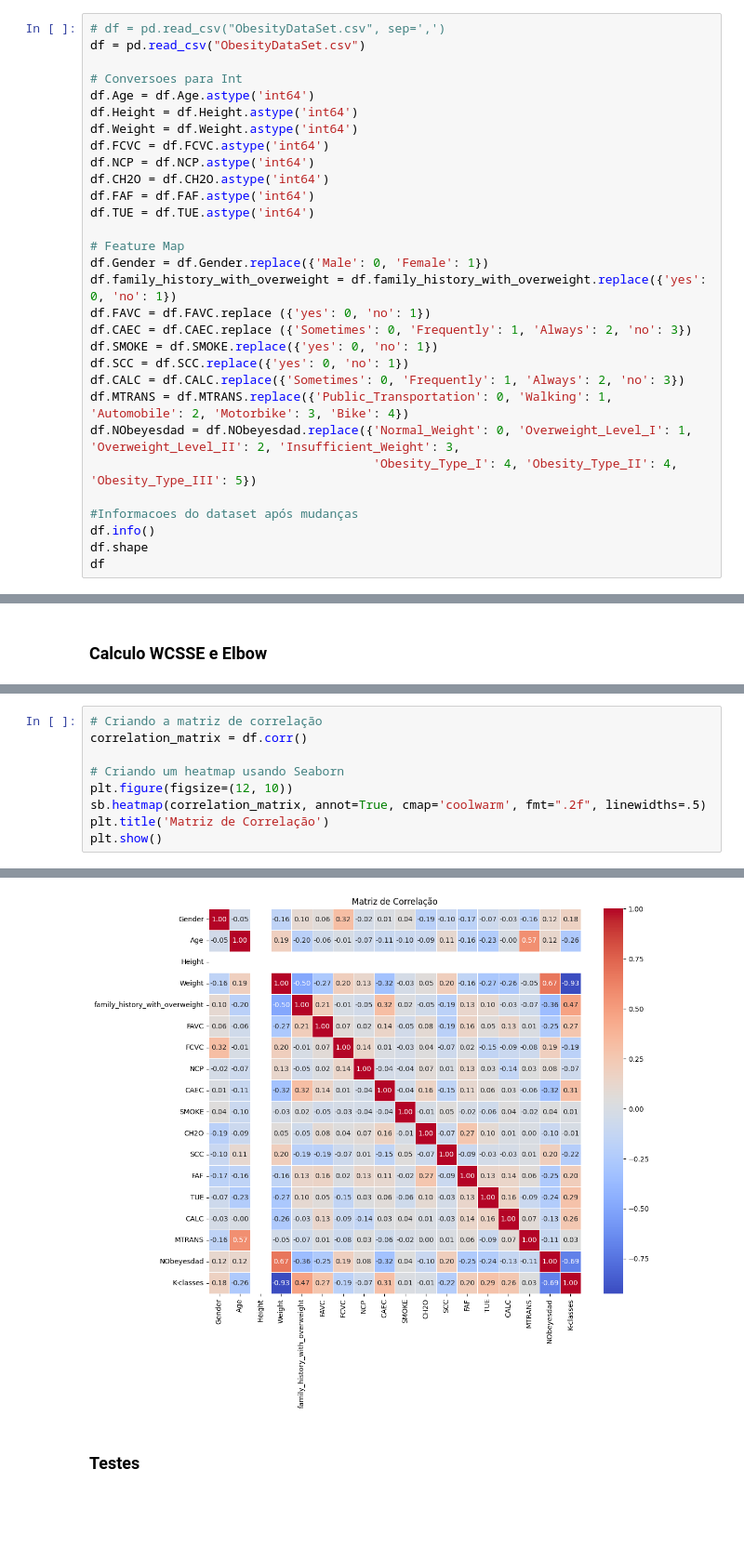
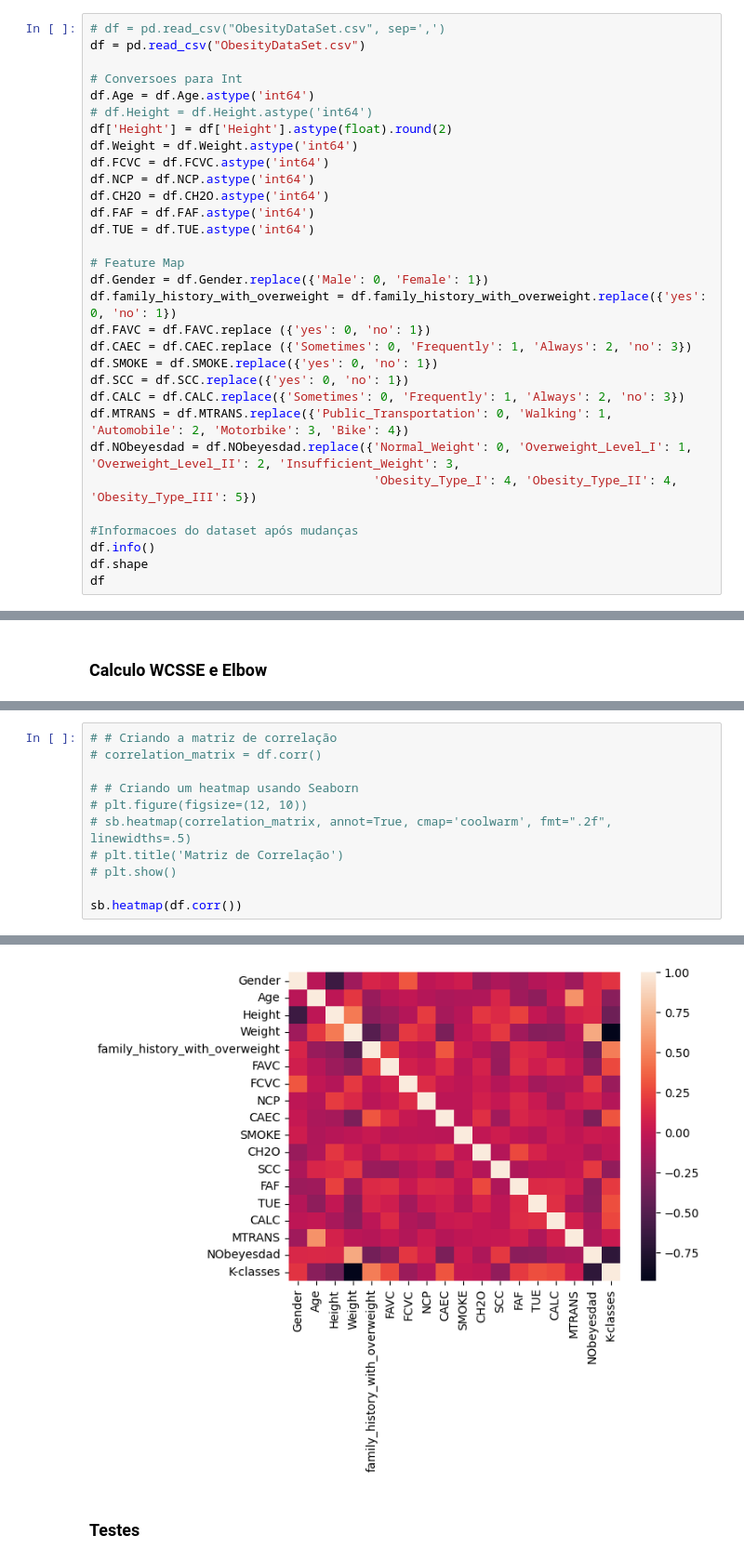
Before and after one commit to muriloribeirx/NeuralNetworks-Clustering, a Jupyter notebook: Clustering/newClustering.ipynb, the cells around one changed output, grey strips where cells are left out. Shown at 93% size. Cells and saved outputs as stored; diff of their text form; blank space fills up the shorter version.

```diff
--- a/Clustering/newClustering.ipynb
+++ b/Clustering/newClustering.ipynb
@@ -12,7 +12,8 @@ df = pd.read_csv("ObesityDataSet.csv")
 
 # Conversoes para Int
 df.Age = df.Age.astype('int64')
-df.Height = df.Height.astype('int64')
+# df.Height = df.Height.astype('int64')
+df['Height'] = df['Height'].astype(float).round(2)
 df.Weight = df.Weight.astype('int64')
 df.FCVC = df.FCVC.astype('int64')
 df.NCP = df.NCP.astype('int64')
@@ -158,12 +159,14 @@ plt.show()
 # %% [output]
 [figure]
 # %%
-# Criando a matriz de correlação
-correlation_matrix = df.corr()
+# # Criando a matriz de correlação
+# correlation_matrix = df.corr()
 
-# Criando um heatmap usando Seaborn
-plt.figure(figsize=(12, 10))
-sb.heatmap(correlation_matrix, annot=True, cmap='coolwarm', fmt=".2f", linewidths=.5)
-plt.title('Matriz de Correlação')
-plt.show()
+# # Criando um heatmap usando Seaborn
+# plt.figure(figsize=(12, 10))
+# sb.heatmap(correlation_matrix, annot=True, cmap='coolwarm', fmt=".2f", linewidths=.5)
+# plt.title('Matriz de Correlação')
+# plt.show()
+
+sb.heatmap(df.corr())
 # %% [output]
@@ -170,3 +174,3 @@ plt.show()
-[figure, old version]
+[figure, new version]
 # %% [markdown]
 ### Testes
```
Also changed, not shown: parts of 10 cells of this notebook.
